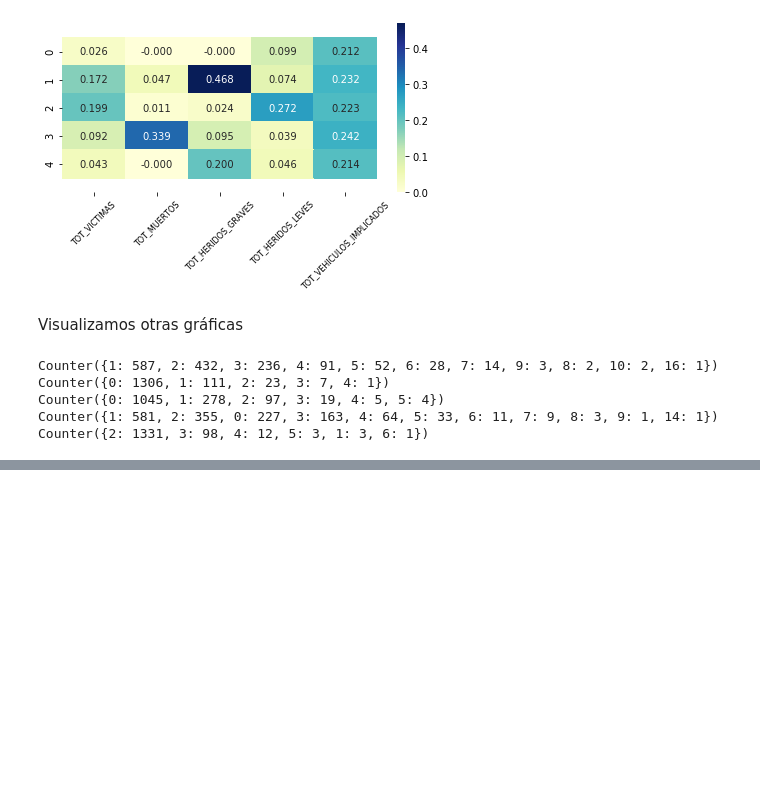
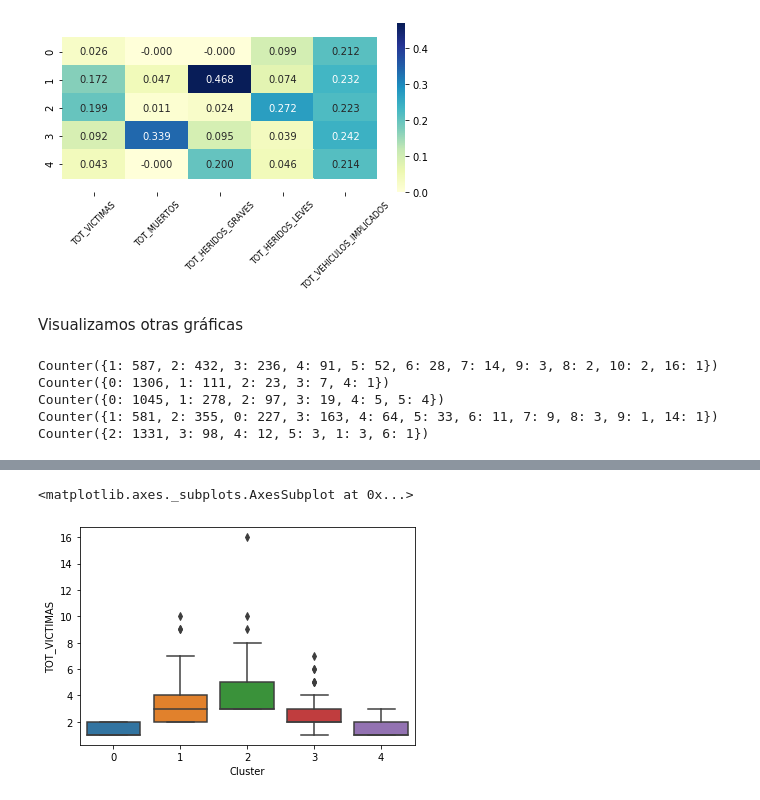
Before and after one commit to patriciacorhid/IN, a Jupyter notebook: P2/P2_accidentes.ipynb, the cells around one changed output, grey strips where cells are left out. Drawn from its saved outputs; the diff is of its cells as text; code cells hidden in the pictures; blank space fills up the shorter version.

```diff
--- a/P2/P2_accidentes.ipynb
+++ b/P2/P2_accidentes.ipynb
@@ -181,0 +183,5 @@ pairplot(caso1, atributos, results5.labels_)
+# %%
+# Creamos una estructura con los datos y el cluster al que pertenece cada instancia
+datos_bp = pd.DataFrame(caso1)
+datos_bp['Cluster'] = results5.labels_
+datos_bp.head()
@@ -181,0 +195,5 @@ pairplot(caso1, atributos, results5.labels_)
+# %%
+sns.boxplot(data=datos_bp, y='TOT_VICTIMAS', x='Cluster')
+# %% [output]
+<matplotlib.axes._subplots.AxesSubplot at 0x...>
+[figure, added]
```
Also changed, not shown: parts of 39 cells of this notebook.
